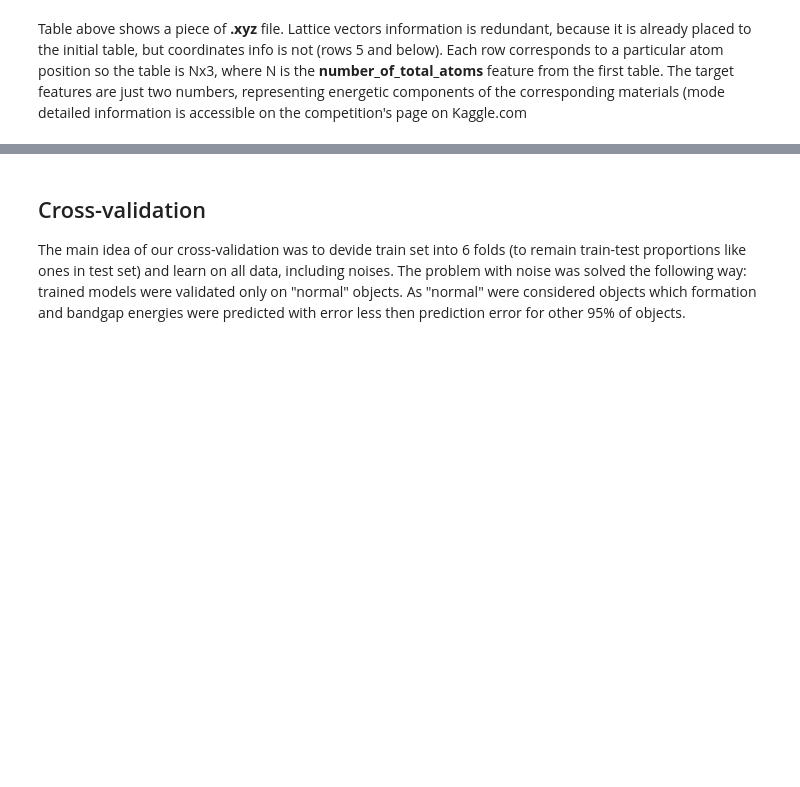
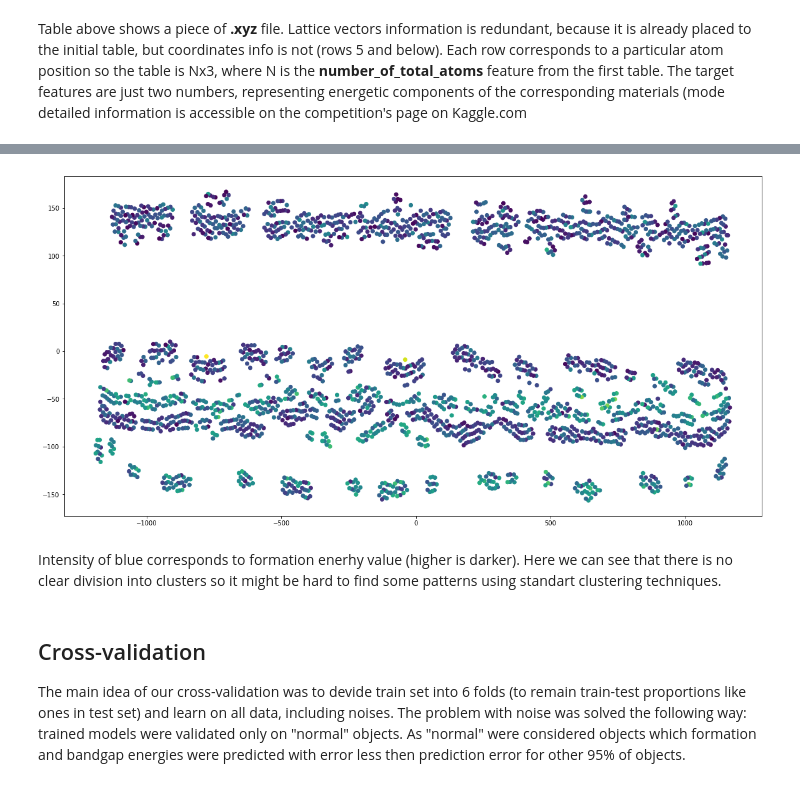
Before and after one commit to snk4tr/Nomad2018-Predicting-Transparent-Conductors, a Jupyter notebook: solution.ipynb, the cells around one changed output, grey strips where cells are left out. Saved outputs shown, nothing was run; the diff lists cells and outputs as text; code cells hidden in the pictures; blank space fills up the shorter version.

Commit message:
Added t-SNE visualization

```diff
--- a/solution.ipynb
+++ b/solution.ipynb
@@ -45,3 +52,14 @@ Table above shows a piece of **.xyz** file. Lattice vectors information is redun
+# %%
+tsne = manifold.TSNE(n_components = 2, init = 'pca', random_state = 0)
+data_2d_tsne = tsne.fit_transform(train)
+# %%
+pylab.figure(figsize = (20, 10))
+pylab.scatter(data_2d_tsne[:, 0], data_2d_tsne[:, 1], c = train['formation_energy_ev_natom'])
+plt.show()
+# %% [output]
+[figure, added]
+# %% [markdown]
+Intensity of blue corresponds to formation enerhy value (higher is darker). Here we can see that there is no clear division into clusters so it might be hard to find some patterns using standart clustering techniques.
 # %% [markdown]
 ## Cross-validation
 The main idea of our cross-validation was to devide train set into 6 folds (to remain train-test proportions like ones in test set) and learn on all data, including noises. The problem with noise was solved the following way: trained models were validated only on "normal" objects. As "normal" were considered objects which formation and bandgap energies were predicted with error less then prediction error for other 95% of objects.
```
Also changed, not shown: parts of 9 cells of this notebook.
